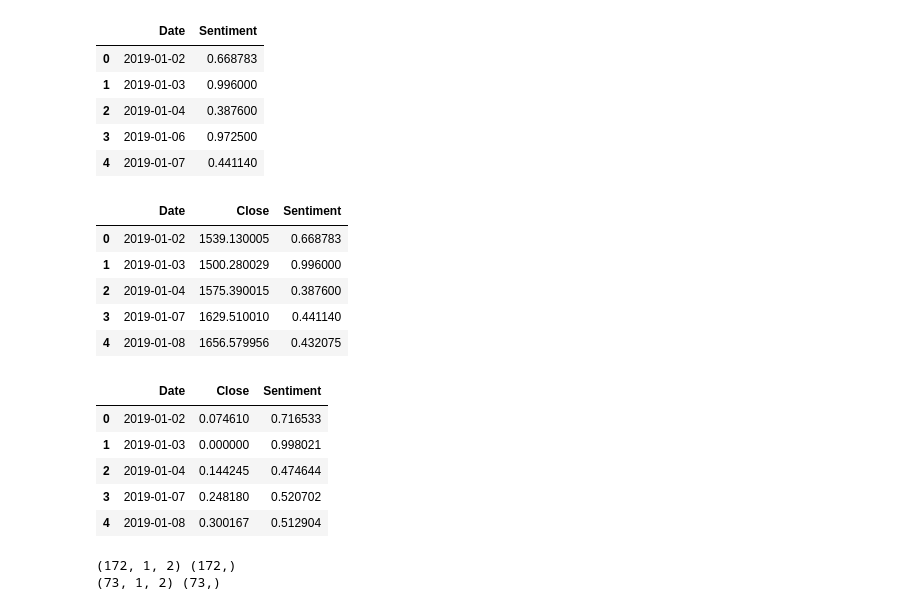
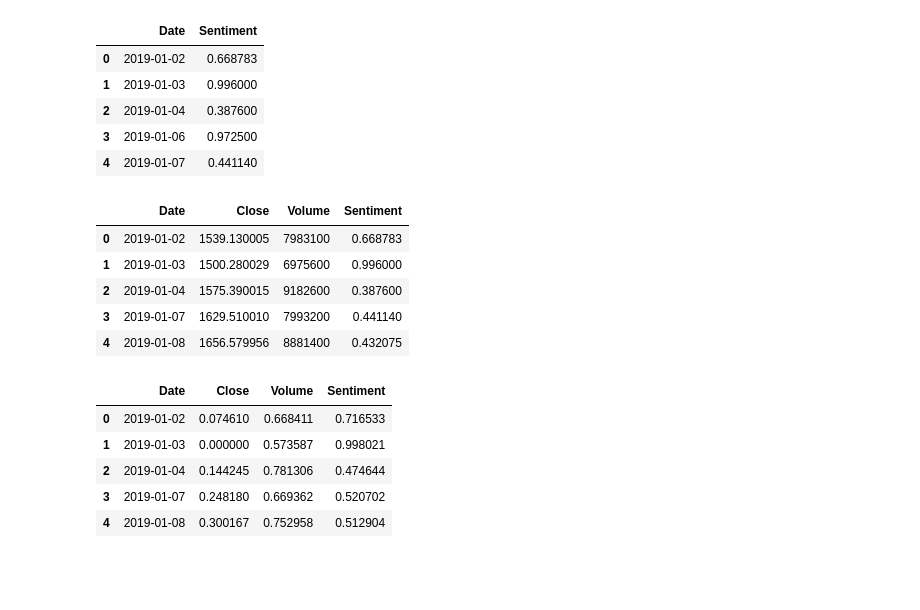
Before and after one commit to sidk003/Stock-Market-Prediction, a Jupyter notebook: stock_price_prediction/sentiment_algos/LSTM_sentiment_improved.ipynb, the cells around one changed output. Saved outputs shown, nothing was run; the diff lists cells and outputs as text; code cells hidden in the pictures; blank space fills up the shorter version.

```diff
--- a/stock_price_prediction/sentiment_algos/LSTM_sentiment_improved.ipynb
+++ b/stock_price_prediction/sentiment_algos/LSTM_sentiment_improved.ipynb
@@ -19,8 +20,9 @@ fb_url = 'https://raw.githubusercontent.com/sidk003/Stock-Market-Prediction/mast
 msft_url = 'https://raw.githubusercontent.com/sidk003/Stock-Market-Prediction/master/stock_price_prediction/company_stock_prices/MSFT.csv'
 # %%
 # CSV -> pandas dataframe
+
 aapl_closing_price = pd.read_csv(aapl_url, usecols=['Date', 'Close'])
-amzn_closing_price = pd.read_csv(amzn_url, usecols=['Date', 'Close'])
+amzn_closing_price = pd.read_csv(amzn_url, usecols=['Date', 'Close','Volume'])
 fb_closing_price = pd.read_csv(fb_url, usecols=['Date', 'Close'])
 msft_closing_price = pd.read_csv(msft_url, usecols=['Date', 'Close'])
 # %%
@@ -100,27 +103,30 @@ df = combine_df(closing_price_df, sentiment_df)
 original_df = df.copy()
 df.head()
 # %% [output]
-|  | Date | Close | Sentiment |
-| 0 | 2019-01-02 | 1539.130005 | 0.668783 |
-| 1 | 2019-01-03 | 1500.280029 | 0.996000 |
-| 2 | 2019-01-04 | 1575.390015 | 0.387600 |
-| 3 | 2019-01-07 | 1629.510010 | 0.441140 |
-| 4 | 2019-01-08 | 1656.579956 | 0.432075 |
+|  | Date | Close | Volume | Sentiment |
+| 0 | 2019-01-02 | 1539.130005 | 7983100 | 0.668783 |
+| 1 | 2019-01-03 | 1500.280029 | 6975600 | 0.996000 |
+| 2 | 2019-01-04 | 1575.390015 | 9182600 | 0.387600 |
+| 3 | 2019-01-07 | 1629.510010 | 7993200 | 0.441140 |
+| 4 | 2019-01-08 | 1656.579956 | 8881400 | 0.432075 |
 # %%
 scaler = MinMaxScaler()
 df[['Close']] = scaler.fit_transform(df[['Close']])
+
+volume_scaler = MinMaxScaler()
+df[['Volume']] = volume_scaler.fit_transform(df[['Volume']])
 
 scaler_sentiment = MinMaxScaler()
 df[['Sentiment']] = scaler_sentiment.fit_transform(df[['Sentiment']])
 
 df.head()
 # %% [output]
-|  | Date | Close | Sentiment |
-| 0 | 2019-01-02 | 0.074610 | 0.716533 |
-| 1 | 2019-01-03 | 0.000000 | 0.998021 |
-| 2 | 2019-01-04 | 0.144245 | 0.474644 |
-| 3 | 2019-01-07 | 0.248180 | 0.520702 |
-| 4 | 2019-01-08 | 0.300167 | 0.512904 |
+|  | Date | Close | Volume | Sentiment |
+| 0 | 2019-01-02 | 0.074610 | 0.668411 | 0.716533 |
+| 1 | 2019-01-03 | 0.000000 | 0.573587 | 0.998021 |
+| 2 | 2019-01-04 | 0.144245 | 0.781306 | 0.474644 |
+| 3 | 2019-01-07 | 0.248180 | 0.669362 | 0.520702 |
+| 4 | 2019-01-08 | 0.300167 | 0.752958 | 0.512904 |
 # %%
 # 70-30 split
 train_data, test_data = np.split(df, [int(0.7*len(df))])
@@ -143,7 +148 @@ test_x, test_y = create_dataset(test_data, timestep)
-# %%
-print(train_x.shape, train_y.shape)
-print(test_x.shape, test_y.shape)
-# %% [output]
-(172, 1, 2) (172,)
-(73, 1, 2) (73,)
 # %%
```
Also changed, not shown: parts of 20 cells of this notebook, 1 other file.
